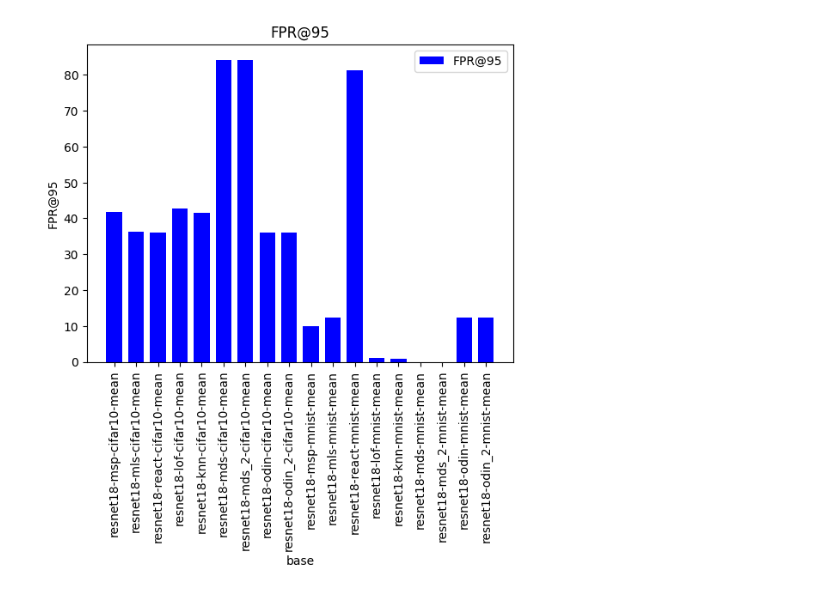
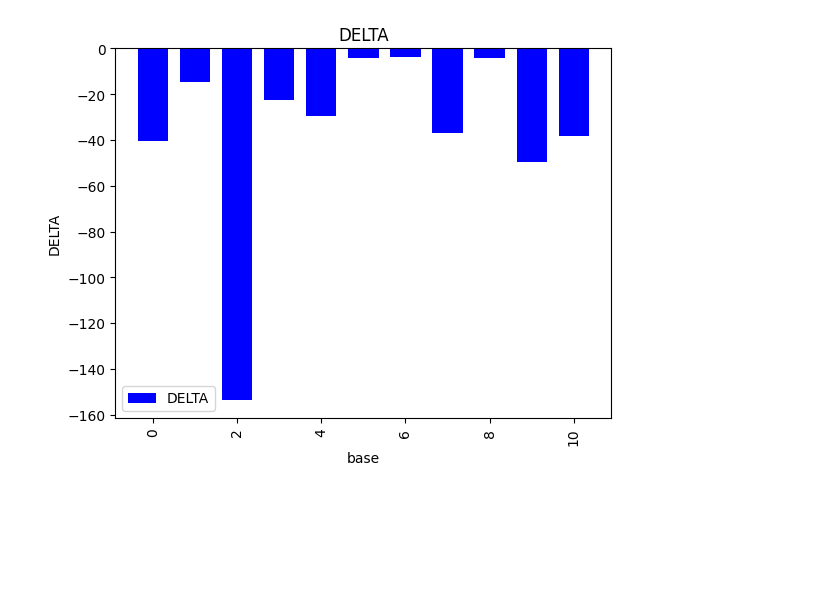
Before and after one commit to KonradBialek/near-far-ood, a Jupyter notebook: src/results.ipynb, the cells around one changed output. Drawn from its saved outputs; the diff is of its cells as text; code cells hidden in the pictures; blank space fills up the shorter version.

Commit message:
checkpoint for charts

```diff
--- a/src/results.ipynb
+++ b/src/results.ipynb
@@ -1,31 +118,38 @@
 # %%
 import matplotlib.pyplot as plt
 import csv
 
 import numpy as np
 
 x = []
 y = []
 labels = ['FPR@95','AUROC','AUPR_IN','AUPR_OUT','CCR_4','CCR_3','CCR_2','CCR_1','ACC','ERROR','DELTA']
-i = 0
+i = 10
 with open('../features/ood.csv','r') as csvfile:
     next(csvfile)
     plots = csv.reader(csvfile, delimiter = ',')
 
     for row in plots:
         x.append(row[0])
         y.append([float(z) for z in row[1:]])
 
 y = np.array(y)
-mask = (np.arange(y.shape[0]) % 11 == 10)
-x_ = [x for x, m in zip(x, mask) if m]
-y_ = [x for x, m in zip(y[:,i], mask) if m]
-plt.bar(x_, y_, color = 'b', width = 0.72, label = labels[i])
+means = []
+for n in range(11):
+    filtered_data = y[np.arange(y.shape[0]) % 11 == n, i] # i od :
+    means.append(np.mean(filtered_data))
+
+# mask = (np.arange(y.shape[0]) % 11 == 10)
+# x_ = [x for x, m in zip(x, mask) if m]
+# y_ = [x for x, m in zip(y[:,i], mask) if m]
+# plt.bar(x_, y_, color = 'b', width = 0.72, label = labels[i])
+x_ = np.arange(11)  # Values on the X-axis
+plt.bar(x_, means, color = 'b', width = 0.72, label = labels[i])
 plt.xticks(rotation = 90)
 plt.xlabel('base')
 plt.ylabel(labels[i])
 plt.title(labels[i])
 plt.legend()
 plt.show()
 # %% [output]
-[figure, old version]
+[figure, new version]
```
Also changed, not shown: parts of 3 cells of this notebook, 3 other files.
